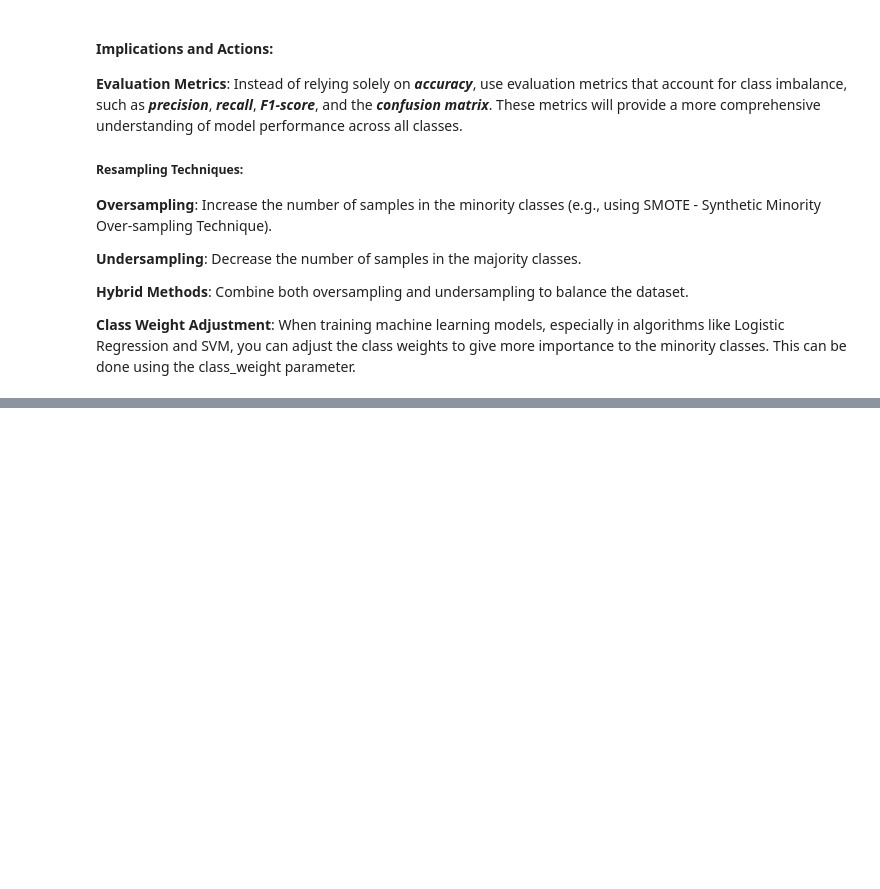
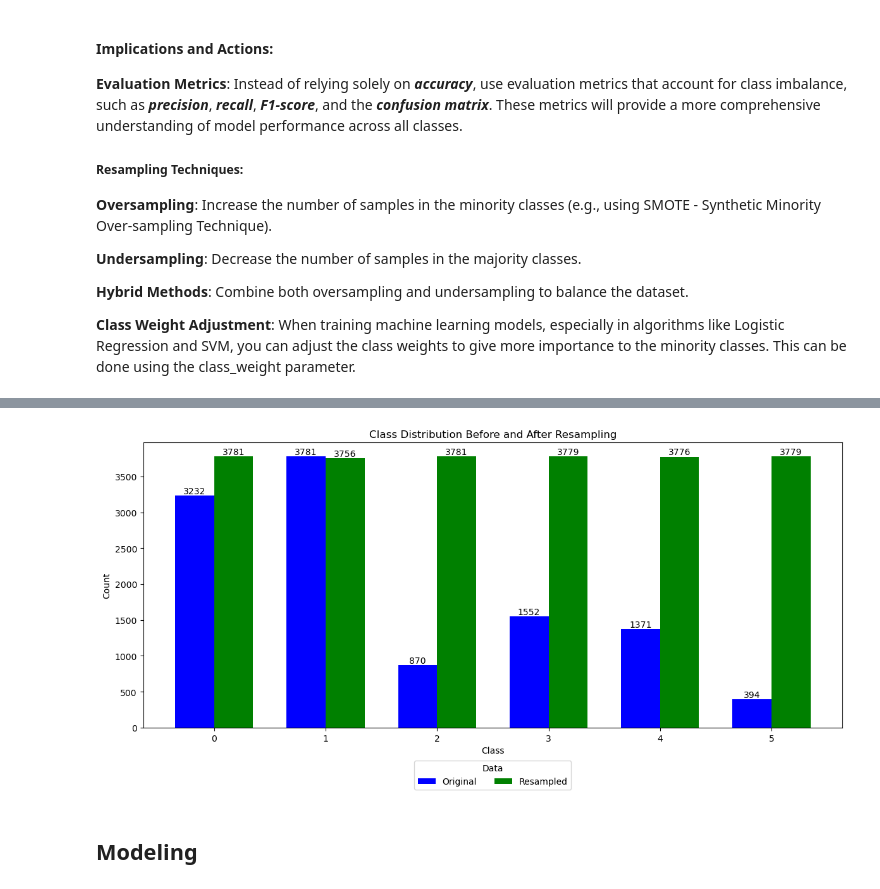
Before and after one commit to springboardmentor112/SentimentAnalysis-TextClassification, a Jupyter notebook: textClassification.ipynb, the cells around one changed output, grey strips where cells are left out. Cells and saved outputs as stored; diff of their text form; code cells hidden in the pictures; blank space fills up the shorter version.

```diff
--- a/textClassification.ipynb
+++ b/textClassification.ipynb
@@ -908,0 +340,45 @@ Accuracy: 0.8535447761194029
+# %%
+# Visualizing training data difference
+
+# Count the number of instances for each class before and after resampling
+class_distribution_original = Counter(y_train)
+class_distribution_resampled = Counter(y_resampled)
+
+# Create DataFrame for plotting
+original_dist_df = pd.DataFrame.from_dict(class_distribution_original, orient='index').reset_index()
+original_dist_df.columns = ['Class', 'Count_Original']
+
+resampled_dist_df = pd.DataFrame.from_dict(class_distribution_resampled, orient='index').reset_index()
+resampled_dist_df.columns = ['Class', 'Count_Resampled']
+
+# Merge the dataframes for plotting
+merged_df = pd.merge(original_dist_df, resampled_dist_df, on='Class')
+
+# Plotting
+plt.figure(figsize=(12, 6))
+bar_width = 0.35
+index = merged_df['Class']
+
+bar1 = plt.bar(index, merged_df['Count_Original'], bar_width, label='Original', color='b')
+bar2 = plt.bar(index + bar_width, merged_df['Count_Resampled'], bar_width, label='Resampled', color='g')
+
+plt.xlabel('Class')
+plt.ylabel('Count')
+plt.title('Class Distribution Before and After Resampling')
+plt.xticks(index + bar_width / 2, merged_df['Class'])
+plt.legend(title='Data', loc='upper center', bbox_to_anchor=(0.5, -0.1), ncol=6)
+
+# Add counts on each bar
+for bar in bar1:
+    yval = bar.get_height()
+    plt.text(bar.get_x() + bar.get_width() / 2, yval, int(yval), ha='center', va='bottom')
+for bar in bar2:
+    yval = bar.get_height()
+    plt.text(bar.get_x() + bar.get_width() / 2, yval, int(yval), ha='center', va='bottom')
+
+plt.tight_layout()
+plt.show()
+# %% [output]
+[figure, added]
+# %% [markdown]
+## Modeling
```
Also changed, not shown: parts of 61 cells of this notebook.
